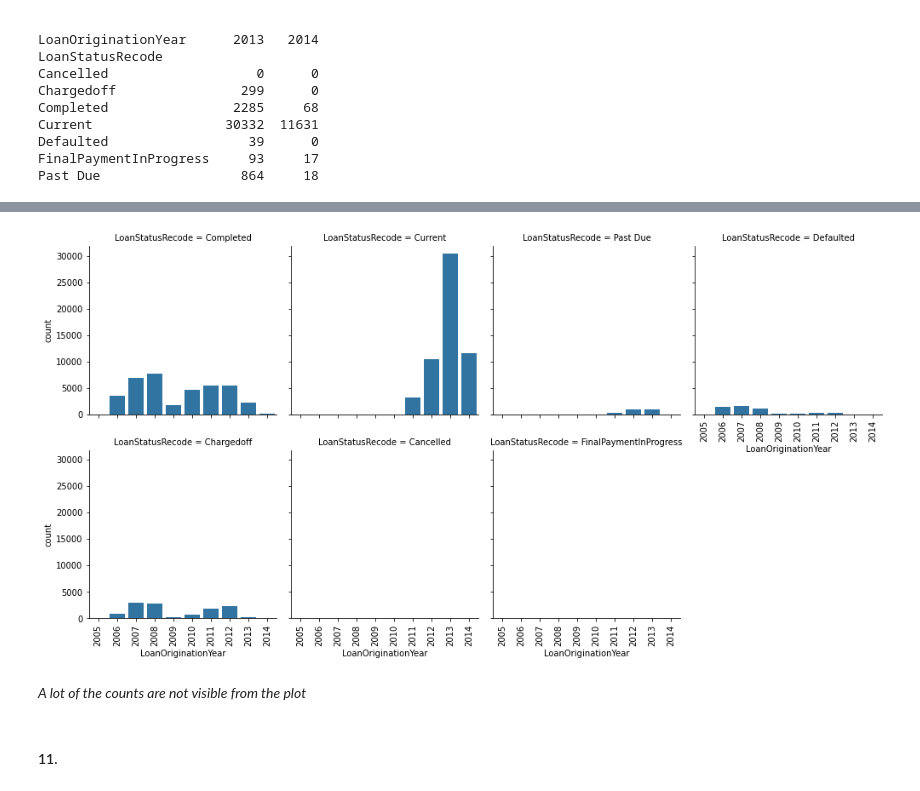
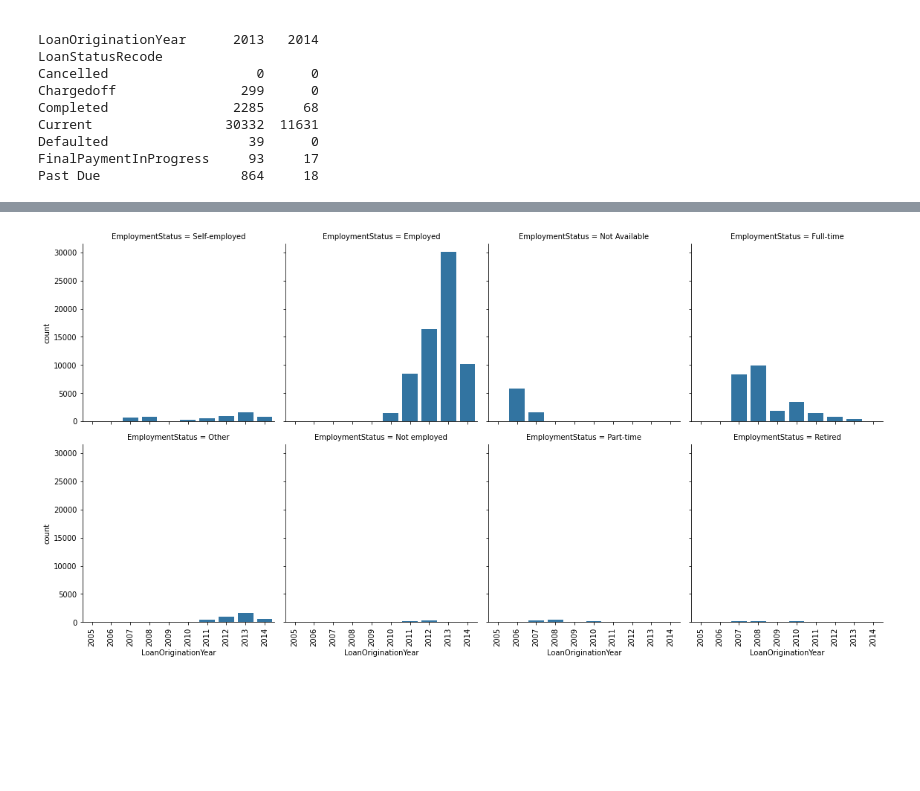
Before and after one commit to akinmode/ALX-Udacity-My-Projects, a Jupyter notebook: Project 3/Part_I_exploration_template.ipynb, the cells around one changed output, grey strips where cells are left out. Drawn from its saved outputs; the diff is of its cells as text; code cells hidden in the pictures; blank space fills up the shorter version.

```diff
--- a/Project 3/Part_I_exploration_template.ipynb
+++ b/Project 3/Part_I_exploration_template.ipynb
@@ -76,7 +75,6 @@ Index(['ListingKey', 'ListingNumber', 'ListingCreationDate', 'CreditGrade',
 # %%
 ## Pooling the columns of interest for the project
 focus_df = df.copy()[['ListingKey', 'Term', 'LoanStatus',
-                'LoanOriginationQuarter', 'BorrowerRate',
-              'Occupation', 'EmploymentStatus', 'LoanOriginalAmount']]
+                'LoanOriginationQuarter', 'Occupation', 'EmploymentStatus', 'LoanOriginalAmount']]
 focus_df.head()
 # %% [output]
@@ -745,10 +803,6 @@ fig.suptitle('Yearly performance of the loans in the Prosper Loan Dataset');
 # %%
-g = sb.FacetGrid(focus_df, col="LoanStatusRecode", height=3.5, col_wrap=4)
+g = sb.FacetGrid(focus_df, col="EmploymentStatus", height=4, col_wrap=4)
 g.map_dataframe(sb.countplot, x="LoanOriginationYear")
 g.set_xticklabels(rotation=90);
 # %% [output]
-[figure, old version]
+[figure, new version]
-# %% [markdown]
-_A lot of the counts are not visible from the plot_
-# %% [markdown]
-#### 11.
```
Also changed, not shown: parts of 52 cells of this notebook, 5 other files.
